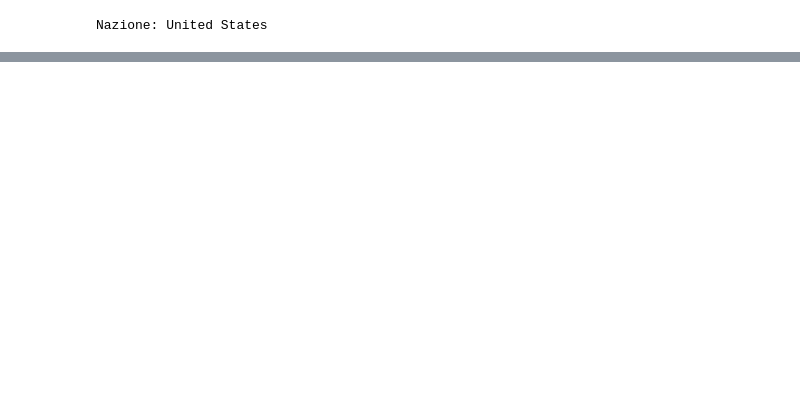
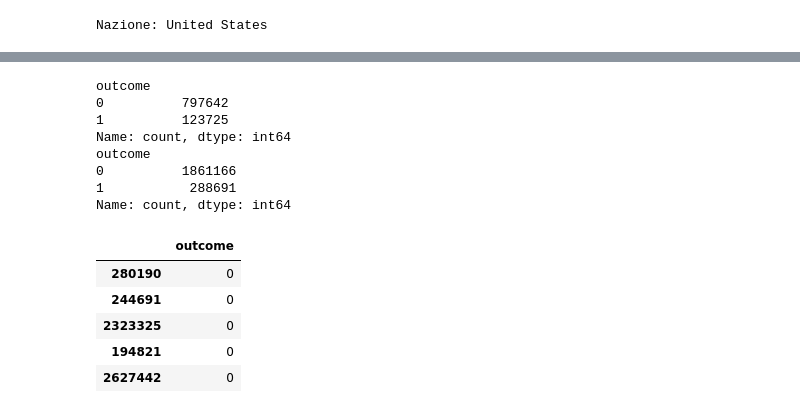
Before and after one commit to trueilorp/Bidder-classification, a Jupyter notebook: SD/facebookSD.ipynb, the cells around one changed output, grey strips where cells are left out. Saved outputs shown, nothing was run; the diff lists cells and outputs as text; code cells hidden in the pictures; blank space fills up the shorter version.

Commit message:
First train classifier - Daje Ricky

```diff
--- a/SD/facebookSD.ipynb
+++ b/SD/facebookSD.ipynb
@@ -94,0 +153,24 @@ Nazione: United States
+# %%
+X = result.iloc[:, result.columns != "outcome"]
+y = result.iloc[:, result.columns == "outcome"]
+from sklearn.model_selection import train_test_split
+X_train, X_test, y_train, y_test = train_test_split(X, y, test_size=0.7, random_state=42, stratify=y)
+print(y_train.value_counts())
+print(y_test.value_counts())
+
+y_test.head(5)
+# %% [output]
+outcome
+0          797642
+1          123725
+Name: count, dtype: int64
+outcome
+0          1861166
+1           288691
+Name: count, dtype: int64
+|  | outcome |
+| 280190 | 0 |
+| 244691 | 0 |
+| 2323325 | 0 |
+| 194821 | 0 |
+| 2627442 | 0 |
```
Also changed, not shown: parts of 6 cells of this notebook.
